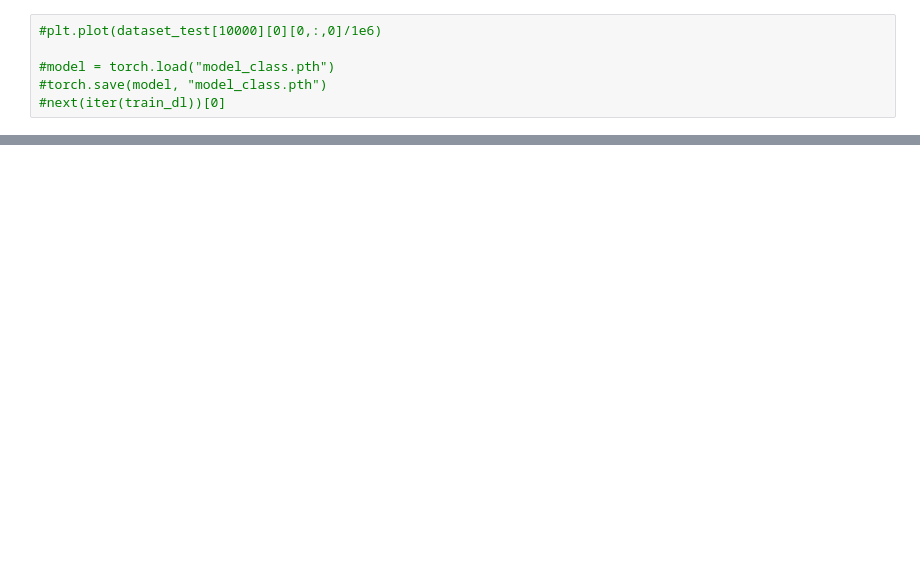
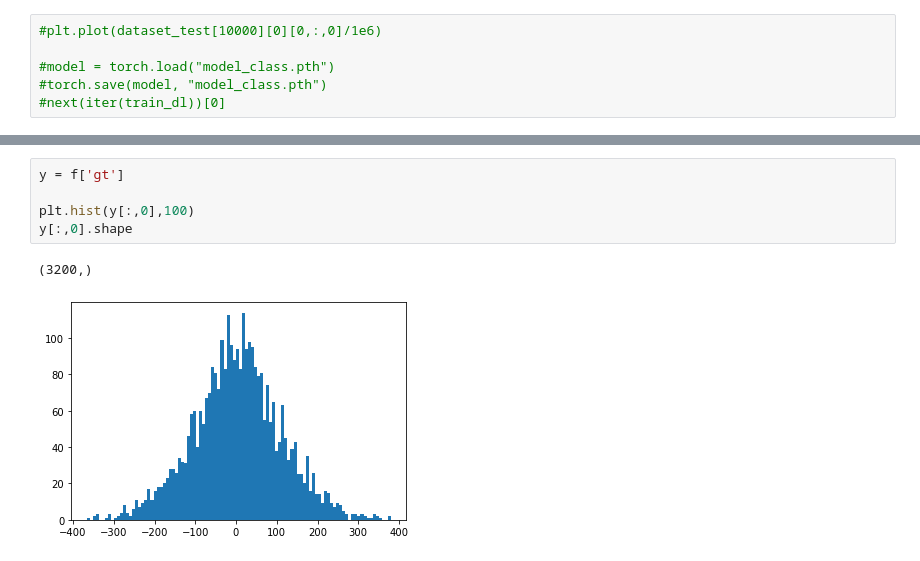
Before and after one commit to Etomer/timeshift_ML, a Jupyter notebook: scripts/training_on_generated_data.ipynb, the cells around one changed output, grey strips where cells are left out. Saved outputs shown, nothing was run; the diff lists cells and outputs as text; blank space fills up the shorter version.

```diff
--- a/scripts/training_on_generated_data.ipynb
+++ b/scripts/training_on_generated_data.ipynb
@@ -317,0 +425,8 @@ tensor(6.9078)
+# %%
+y = f['gt']
+
+plt.hist(y[:,0],100)
+y[:,0].shape
+# %% [output]
+(3200,)
+[figure, added]
```
Also changed, not shown: parts of 9 cells of this notebook, 4 other files.
